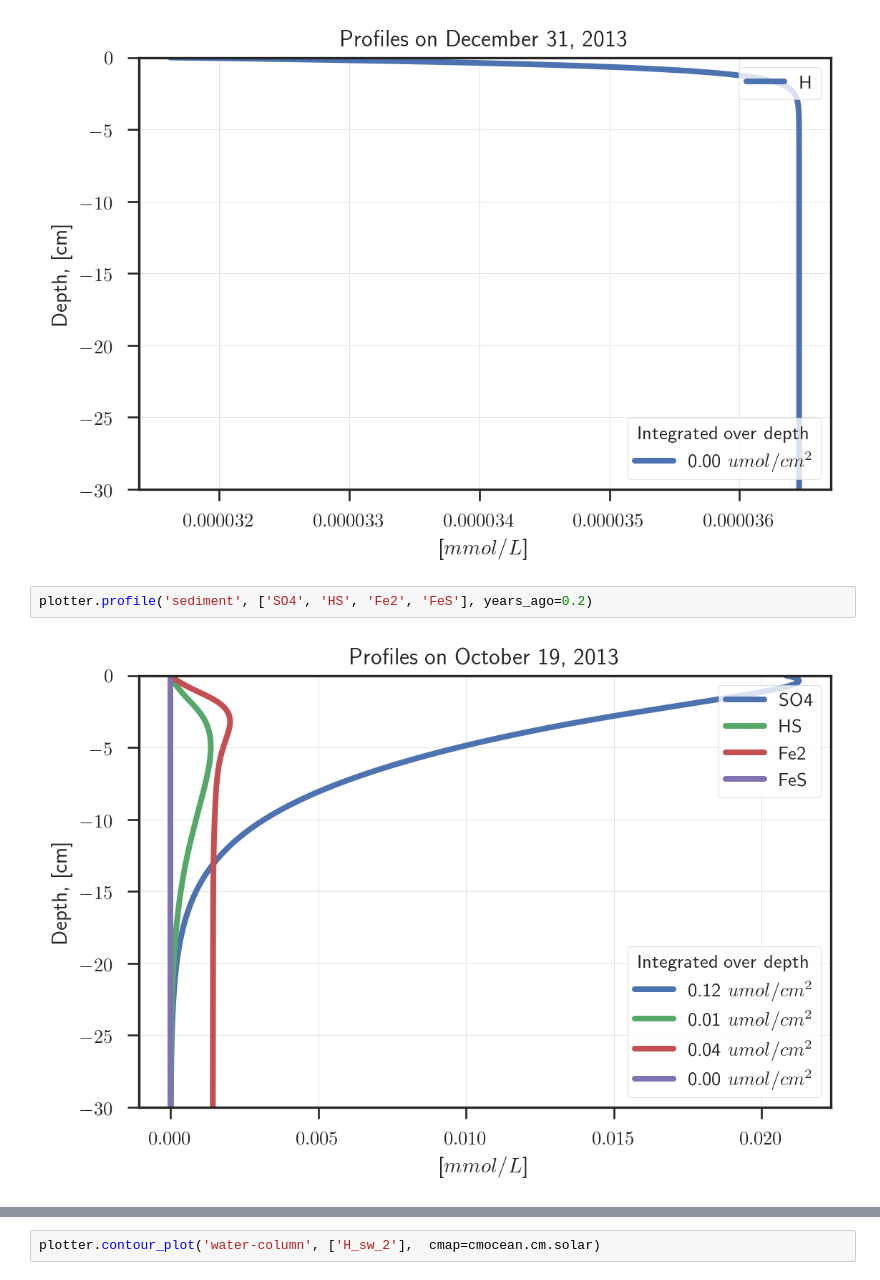
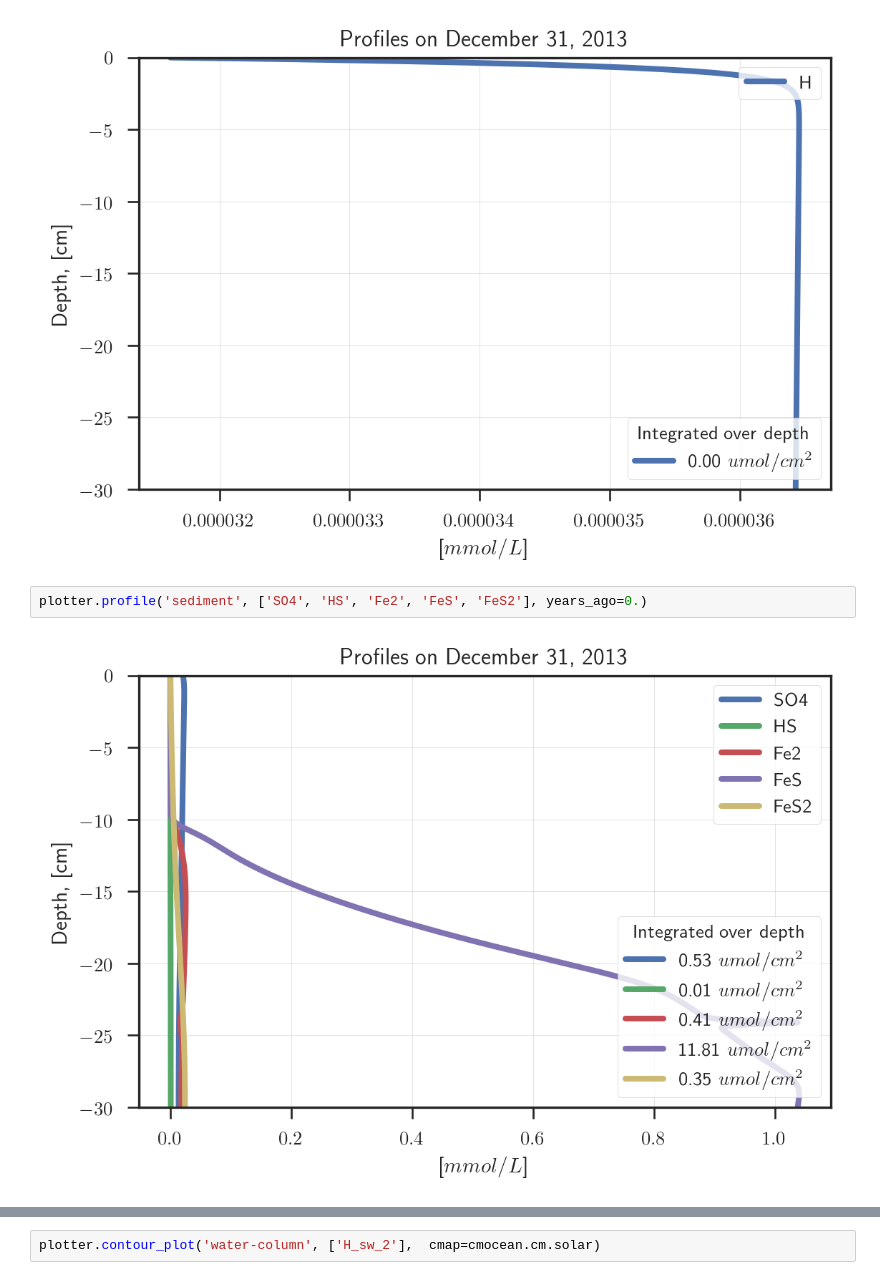
Before and after one commit to biogeochemistry/MyLake_v2_Vansjo, a Jupyter notebook: Postproc_code/plots.ipynb, the cells around one changed output, grey strips where cells are left out. Drawn from its saved outputs; the diff is of its cells as text.

```diff
--- a/Postproc_code/plots.ipynb
+++ b/Postproc_code/plots.ipynb
@@ -86,9 +110,9 @@ plotter.profile('sediment', ['H'])
 # %% [output]
 [figure]
 # %%
-plotter.profile('sediment', ['SO4', 'HS', 'Fe2', 'FeS'], years_ago=0.2)
+plotter.profile('sediment', ['SO4', 'HS', 'Fe2', 'FeS', 'FeS2'], years_ago=0.)
 # %% [output]
-[figure, old version]
+[figure, new version]
 # %%
 plotter.profile('sediment', ['POP', 'DOP', 'POC', 'DOC'])
 # %% [output]
```
Also changed, not shown: parts of 47 cells of this notebook, 15 other files.
